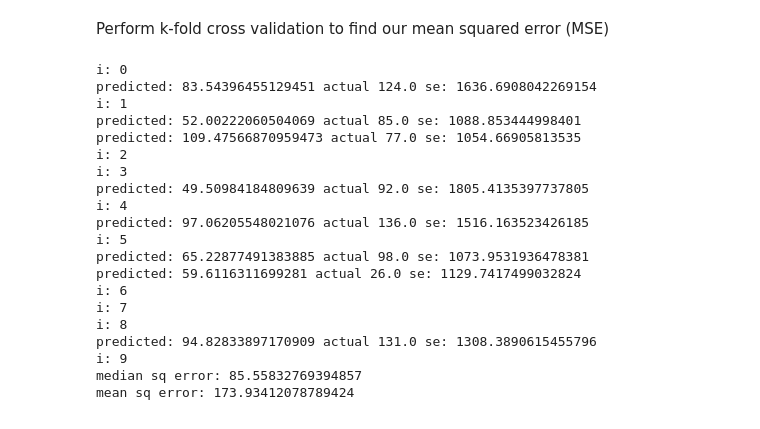
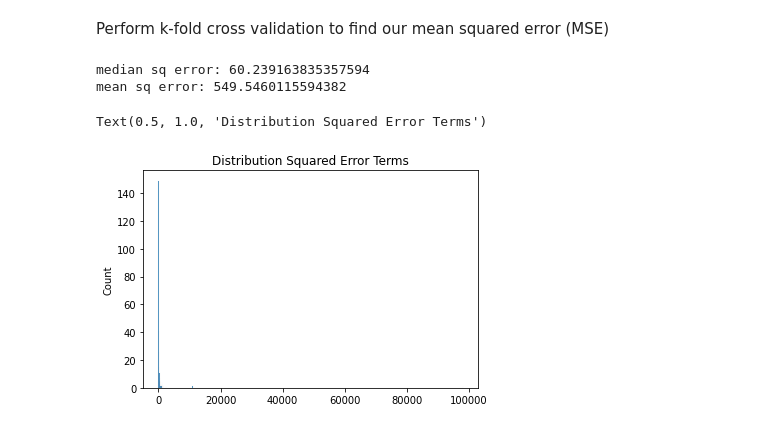
Before and after one commit to cpsiff/bee-ML, a Jupyter notebook: knn_regression.ipynb, the cells around one changed output. Cells and saved outputs as stored; diff of their text form; code cells hidden in the pictures.

```diff
--- a/knn_regression.ipynb
+++ b/knn_regression.ipynb
@@ -11,8 +13,8 @@ import math
 np.set_printoptions(suppress=True) # disable scientific notation when printing
 # %%
-data = pd.read_csv("data/completeFeatureVectors2.csv")
+data = pd.read_csv("data/completeFeatureVectors.csv")
 
-X = data[['o3','co','so2','no2','pm25_frm', 'pressure', 'temperature', 'wind', 'year', 'latitude', 'longitude']].to_numpy()
+X = data[['o3','co','so2','no2','pm25_frm', 'pressure', 'temperature', 'wind', 'year']].to_numpy()
 # subtract 1998 from the year so that it starts at zero
 X[:,8] = X[:,8]-1998
 # Append ones to the start of X for the bias term
@@ -24,7 +26,7 @@ The predict function makes a prediction for the query given the training data X
 def predict(query, X, y, k=50):
     distances = []
     for x in X:
-        distances.append(np.linalg.norm(query[10:]-x[10:])) #TODO should be [9:11]? or [10:11] b/c of bias?
+        distances.append(np.linalg.norm(query-x))
 
     # determine the cutoff for being one of k nearest neighbors
     # np.sort returns a copy of distances so distances isn't affected
@@ -37,67 +39,51 @@ def predict(query, X, y, k=50):
     theta = np.matmul(np.matmul(np.linalg.inv(np.matmul(X_neighbors.T, X_neighbors)),X_neighbors.T),y_neighbors)
 
     # return prediction found via theta
-    return np.matmul(query[:10].T, theta)
+    return np.matmul(query.T, theta)
 # %% [markdown]
 Perform k-fold cross validation to find our mean squared error (MSE)
 # %%
 k = 10
 
 # the size of the testing set for each fold
 chunk_size = X.shape[0] // k
 
 # shuffle X and y together
 Xy_shuffled = np.append(X, y, axis=1)
 np.random.shuffle(Xy_shuffled)
 
 sq_errors = []
 
 # iterate through k folds
 for i in range(k):
 
     # split out testing and training data
-    X_k_test = Xy_shuffled[chunk_size*i:chunk_size*(i+1),:12]
-    y_k_test = Xy_shuffled[chunk_size*i:chunk_size*(i+1),12]
+    X_k_test = Xy_shuffled[chunk_size*i:chunk_size*(i+1),:10]
+    y_k_test = Xy_shuffled[chunk_size*i:chunk_size*(i+1),10]
 
     if i == 0:
-        X_k_train = Xy_shuffled[chunk_size:,:12]
-        y_k_train = Xy_shuffled[chunk_size:,12]
+        X_k_train = Xy_shuffled[chunk_size:,:10]
+        y_k_train = Xy_shuffled[chunk_size:,10]
     elif i == k-1:
-        X_k_train = Xy_shuffled[:chunk_size*i,:12]
-        y_k_train = Xy_shuffled[:chunk_size*i,12]
+        X_k_train = Xy_shuffled[:chunk_size*i,:10]
+        y_k_train = Xy_shuffled[:chunk_size*i,10]
     else:
-        X_k_train = np.append(Xy_shuffled[:chunk_size*i,:12], Xy_shuffled[chunk_size*(i+1):,:12], axis=0)
-        y_k_train = np.append(Xy_shuffled[:chunk_size*i,12], Xy_shuffled[chunk_size*(i+1):,12], axis=0)
+        X_k_train = np.append(Xy_shuffled[:chunk_size*i,:10], Xy_shuffled[chunk_size*(i+1):,:10], axis=0)
+        y_k_train = np.append(Xy_shuffled[:chunk_size*i,10], Xy_shuffled[chunk_size*(i+1):,10], axis=0)
 
     for j in range(X_k_test.shape[0]):
-        y_pred = predict(X_k_test[j,:], X_k_train, y_k_train, k=150)
-        if (y_pred - y_k_test[j])**2 > 1000:
-            print("predicted:", y_pred, "actual", y_k_test[j], "se:", (y_pred - y_k_test[j])**2)
+        y_pred = predict(X_k_test[j,:], X_k_train, y_k_train, k=30)
+        # if (y_pred - y_k_test[j])**2 > 1000:
+        #     print("predicted:", y_pred, "actual", y_k_test[j], "se:", (y_pred - y_k_test[j])**2)
         sq_errors.append((y_pred - y_k_test[j])**2)
-
-    print("i:", i)
 
 mean_sq_error = np.mean(sq_errors)
 print("median sq error:", np.median(sq_errors))
 print("mean sq error:", mean_sq_error)
+
+sns.histplot(data=sq_errors).set_title("Distribution Squared Error Terms")
 # %% [output]
-i: 0
-predicted: 83.54396455129451 actual 124.0 se: 1636.6908042269154
-i: 1
-predicted: 52.00222060504069 actual 85.0 se: 1088.853444998401
-predicted: 109.47566870959473 actual 77.0 se: 1054.66905813535
-i: 2
-i: 3
-predicted: 49.50984184809639 actual 92.0 se: 1805.4135397737805
-i: 4
-predicted: 97.06205548021076 actual 136.0 se: 1516.163523426185
-i: 5
-predicted: 65.22877491383885 actual 98.0 se: 1073.9531936478381
-predicted: 59.6116311699281 actual 26.0 se: 1129.7417499032824
-i: 6
-i: 7
-i: 8
-predicted: 94.82833897170909 actual 131.0 se: 1308.3890615455796
-i: 9
-median sq error: 85.55832769394857
-mean sq error: 173.93412078789424
+median sq error: 60.239163835357594
+mean sq error: 549.5460115594382
+Text(0.5, 1.0, 'Distribution Squared Error Terms')
+[figure, added]
```
Also changed, not shown: parts of 1 cell of this notebook, 3 other files.
